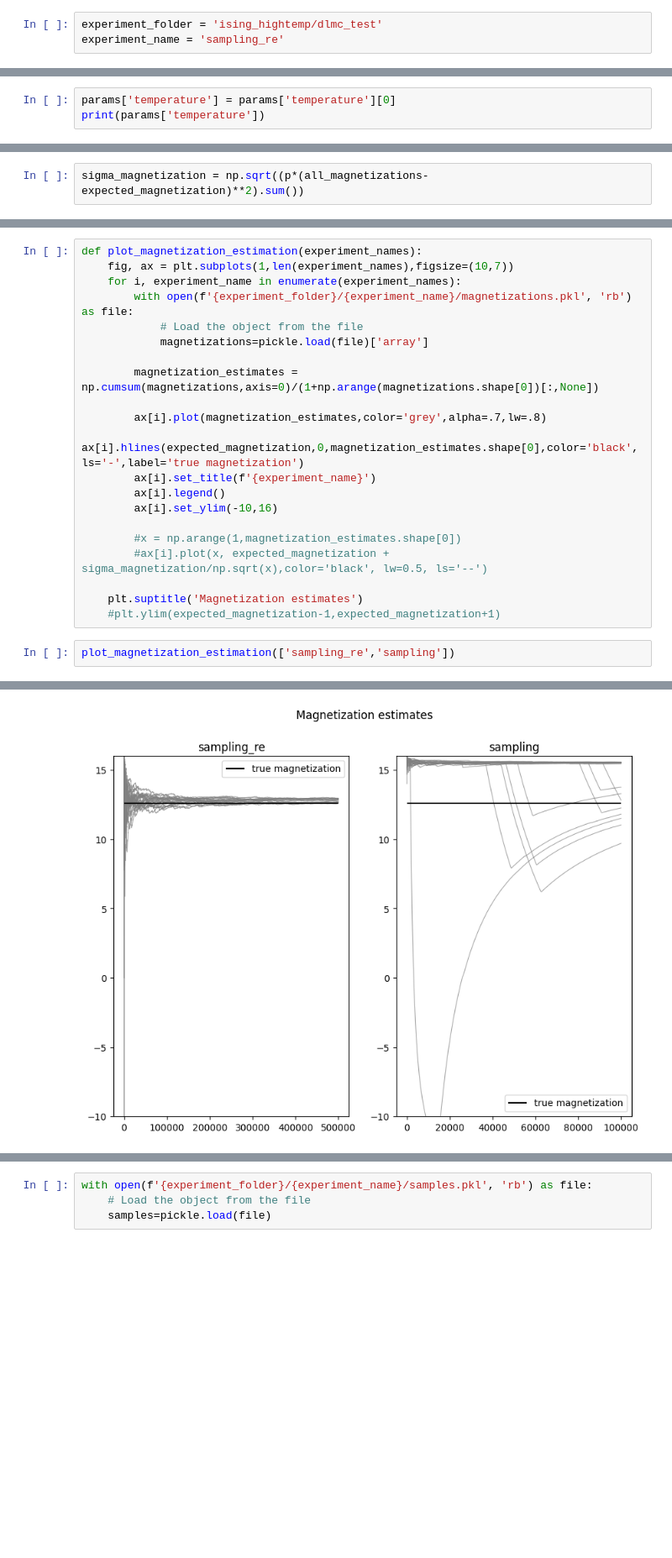
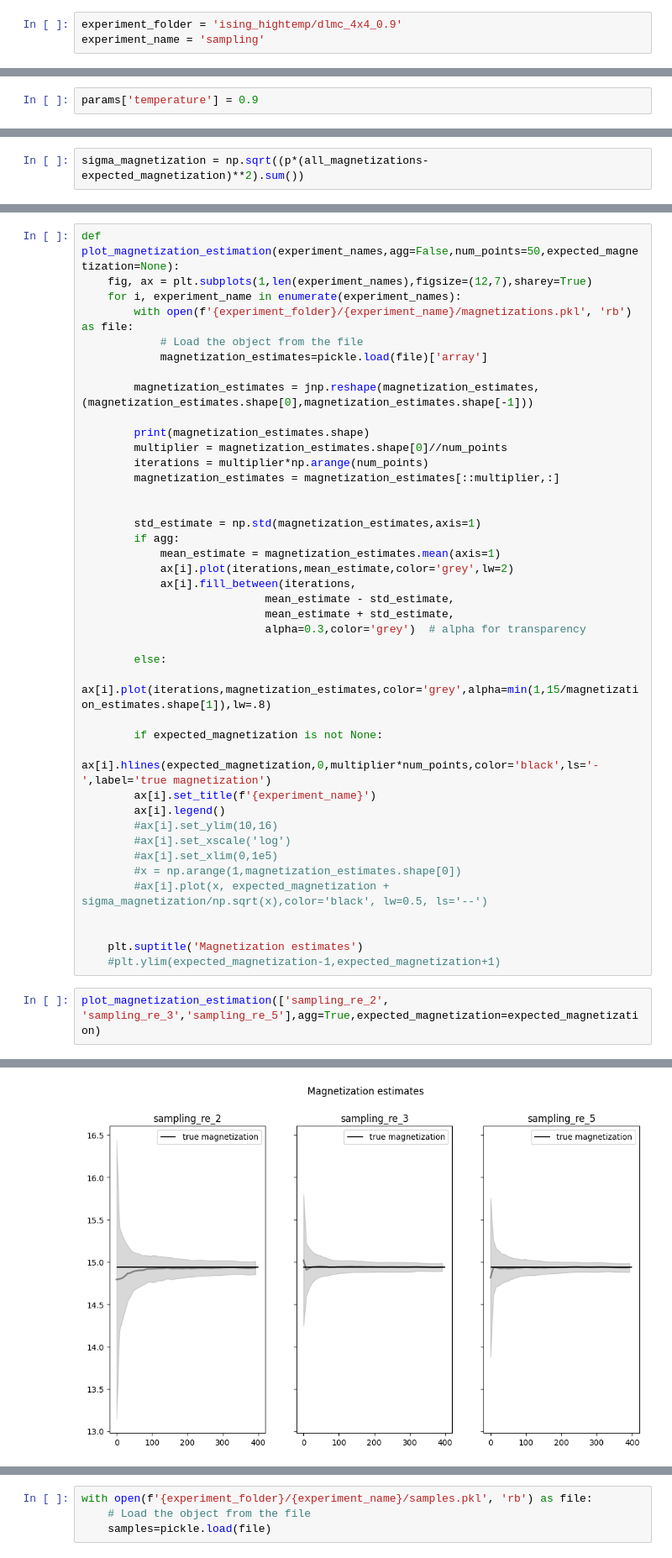
Before and after one commit to lclaeys/discs-thesis, a Jupyter notebook: discs/results/inspect_sampling_results.ipynb, the cells around one changed output, grey strips where cells are left out. Shown at 84% size. Drawn from its saved outputs; the diff is of its cells as text; blank space fills up the shorter version.

```diff
--- a/discs/results/inspect_sampling_results.ipynb
+++ b/discs/results/inspect_sampling_results.ipynb
@@ -252,8 +263,8 @@ import yaml
 import types
 from discs.models.ising import Ising
 # %%
-experiment_folder = 'ising_hightemp/dlmc_test'
-experiment_name = 'sampling_re'
+experiment_folder = 'ising_hightemp/dlmc_4x4_0.9'
+experiment_name = 'sampling'
 # %%
 with open(f'{experiment_folder}/{experiment_name}/params.pkl', 'rb') as file:
     # Load the object from the file
@@ -269,3 +278,2 @@ params['params'] = params['params']*np.array([1,1,1])[:,None,None]
 # %%
-params['temperature'] = params['temperature'][0]
-print(params['temperature'])
+params['temperature'] = 0.9
@@ -391,24 +379,44 @@ visualize_lowest_energy_states(all_states, all_energies, p, num_states=25)
 # %%
-def plot_magnetization_estimation(experiment_names):
-    fig, ax = plt.subplots(1,len(experiment_names),figsize=(10,7))
+def plot_magnetization_estimation(experiment_names,agg=False,num_points=50,expected_magnetization=None):
+    fig, ax = plt.subplots(1,len(experiment_names),figsize=(12,7),sharey=True)
     for i, experiment_name in enumerate(experiment_names):
         with open(f'{experiment_folder}/{experiment_name}/magnetizations.pkl', 'rb') as file:
             # Load the object from the file
-            magnetizations=pickle.load(file)['array']
+            magnetization_estimates=pickle.load(file)['array']
 
-        magnetization_estimates = np.cumsum(magnetizations,axis=0)/(1+np.arange(magnetizations.shape[0])[:,None])
+        magnetization_estimates = jnp.reshape(magnetization_estimates,(magnetization_estimates.shape[0],magnetization_estimates.shape[-1]))
 
-        ax[i].plot(magnetization_estimates,color='grey',alpha=.7,lw=.8)
-        ax[i].hlines(expected_magnetization,0,magnetization_estimates.shape[0],color='black',ls='-',label='true magnetization')
+        print(magnetization_estimates.shape)
+        multiplier = magnetization_estimates.shape[0]//num_points
+        iterations = multiplier*np.arange(num_points)
+        magnetization_estimates = magnetization_estimates[::multiplier,:]
+
+
+        std_estimate = np.std(magnetization_estimates,axis=1)
+        if agg:
+            mean_estimate = magnetization_estimates.mean(axis=1)
+            ax[i].plot(iterations,mean_estimate,color='grey',lw=2)
+            ax[i].fill_between(iterations,
+                            mean_estimate - std_estimate,
+                            mean_estimate + std_estimate,
+                            alpha=0.3,color='grey')  # alpha for transparency
+
+        else:
+            ax[i].plot(iterations,magnetization_estimates,color='grey',alpha=min(1,15/magnetization_estimates.shape[1]),lw=.8)
+
+        if expected_magnetization is not None:
+            ax[i].hlines(expected_magnetization,0,multiplier*num_points,color='black',ls='-',label='true magnetization')
         ax[i].set_title(f'{experiment_name}')
         ax[i].legend()
-        ax[i].set_ylim(-10,16)
-
+        #ax[i].set_ylim(10,16)
+        #ax[i].set_xscale('log')
+        #ax[i].set_xlim(0,1e5)
         #x = np.arange(1,magnetization_estimates.shape[0])
         #ax[i].plot(x, expected_magnetization + sigma_magnetization/np.sqrt(x),color='black', lw=0.5, ls='--')
 
+
     plt.suptitle('Magnetization estimates')
     #plt.ylim(expected_magnetization-1,expected_magnetization+1)
 # %%
-plot_magnetization_estimation(['sampling_re','sampling'])
+plot_magnetization_estimation(['sampling_re_2', 'sampling_re_3','sampling_re_5'],agg=True,expected_magnetization=expected_magnetization)
 # %% [output]
@@ -415,2 +426,2 @@ plot_magnetization_estimation(['sampling_re','sampling'])
-[figure, old version]
+[figure, new version]
 # %%
```
Also changed, not shown: parts of 32 cells of this notebook, 4 other files.
